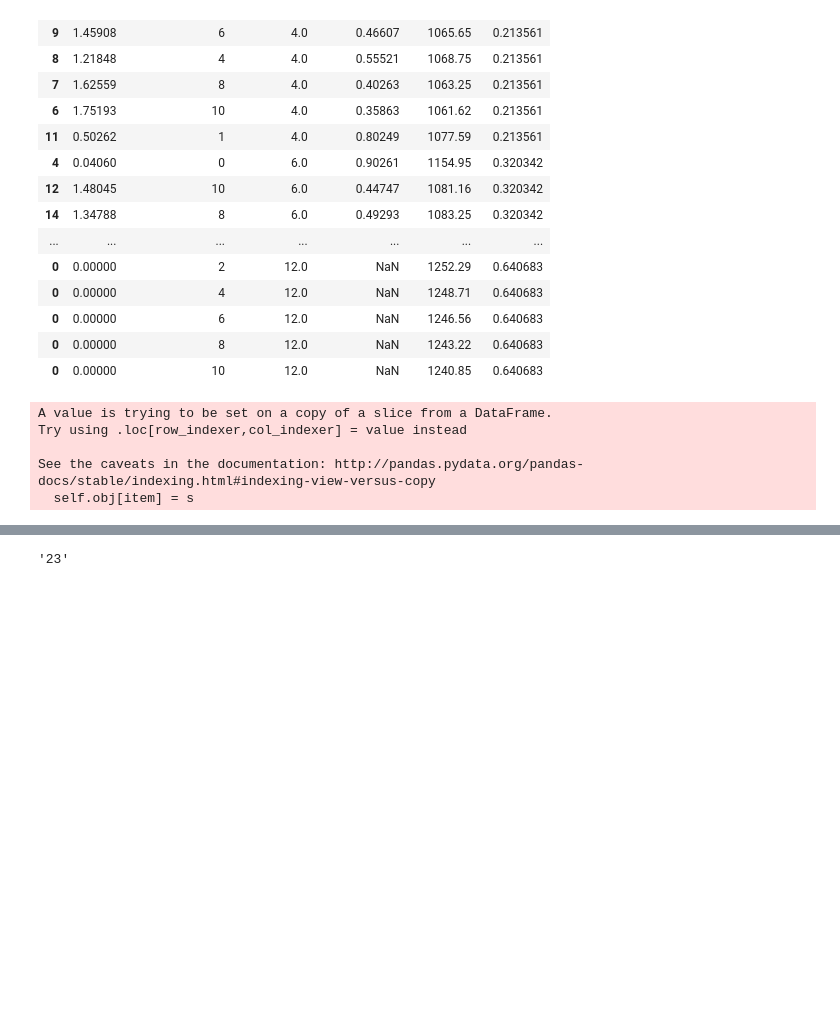
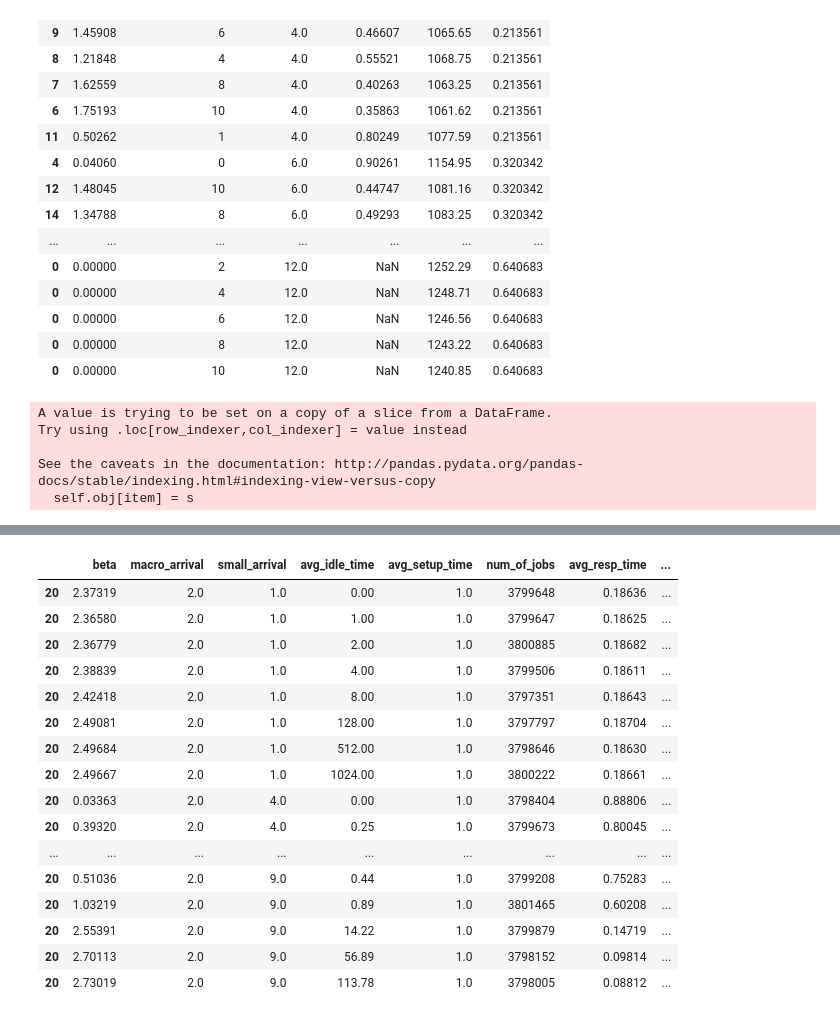
Before and after one commit to mEyob/load-balancing-5G-hetnet, a Jupyter notebook: simulator/data/visualization.ipynb, the cells around one changed output, grey strips where cells are left out. Cells and saved outputs as stored; diff of their text form; code cells hidden in the pictures; blank space fills up the shorter version.

```diff
--- a/simulator/data/visualization.ipynb
+++ b/simulator/data/visualization.ipynb
@@ -284,5 +282,32 @@ import re
-# %%
-output = 'output_23.csv'
-re.findall('_([0-9]+)', output)[0]
-# %% [output]
-'23'
+# %%
+df=pd.read_csv('output_0.csv', skiprows=1)
+# %%
+df_rnd = df.loc[:0]
+df = df.loc[20:]
+# %%
+for i in range(1,32):
+    df_tmp = pd.read_csv('output_'+str(i)+'.csv', skiprows=1)
+    df_rnd_tmp = df_tmp.loc[0,:]
+    df_rnd = df_rnd.append(df_rnd_tmp)
+    df_tmp = df_tmp.loc[20:]
+    df = df.append(df_tmp)
+# %%
+df
+# %% [output]
+|  | beta | macro_arrival | small_arrival | avg_idle_time | avg_setup_time | num_of_jobs | avg_resp_time | ... |
+| 20 | 2.37319 | 2.0 | 1.0 | 0.00 | 1.0 | 3799648 | 0.18636 | ... |
+| 20 | 2.36580 | 2.0 | 1.0 | 1.00 | 1.0 | 3799647 | 0.18625 | ... |
+| 20 | 2.36779 | 2.0 | 1.0 | 2.00 | 1.0 | 3800885 | 0.18682 | ... |
+| 20 | 2.38839 | 2.0 | 1.0 | 4.00 | 1.0 | 3799506 | 0.18611 | ... |
+| 20 | 2.42418 | 2.0 | 1.0 | 8.00 | 1.0 | 3797351 | 0.18643 | ... |
+| 20 | 2.49081 | 2.0 | 1.0 | 128.00 | 1.0 | 3797797 | 0.18704 | ... |
+| 20 | 2.49684 | 2.0 | 1.0 | 512.00 | 1.0 | 3798646 | 0.18630 | ... |
+| 20 | 2.49667 | 2.0 | 1.0 | 1024.00 | 1.0 | 3800222 | 0.18661 | ... |
+| 20 | 0.03363 | 2.0 | 4.0 | 0.00 | 1.0 | 3798404 | 0.88806 | ... |
+| 20 | 0.39320 | 2.0 | 4.0 | 0.25 | 1.0 | 3799673 | 0.80045 | ... |
+| ... | ... | ... | ... | ... | ... | ... | ... | ... |
+| 20 | 0.51036 | 2.0 | 9.0 | 0.44 | 1.0 | 3799208 | 0.75283 | ... |
+| 20 | 1.03219 | 2.0 | 9.0 | 0.89 | 1.0 | 3801465 | 0.60208 | ... |
+| 20 | 2.55391 | 2.0 | 9.0 | 14.22 | 1.0 | 3799879 | 0.14719 | ... |
+| 20 | 2.70113 | 2.0 | 9.0 | 56.89 | 1.0 | 3798152 | 0.09814 | ... |
+| 20 | 2.73019 | 2.0 | 9.0 | 113.78 | 1.0 | 3798005 | 0.08812 | ... |
```
Also changed, not shown: parts of 12 cells of this notebook, 34 other files.
